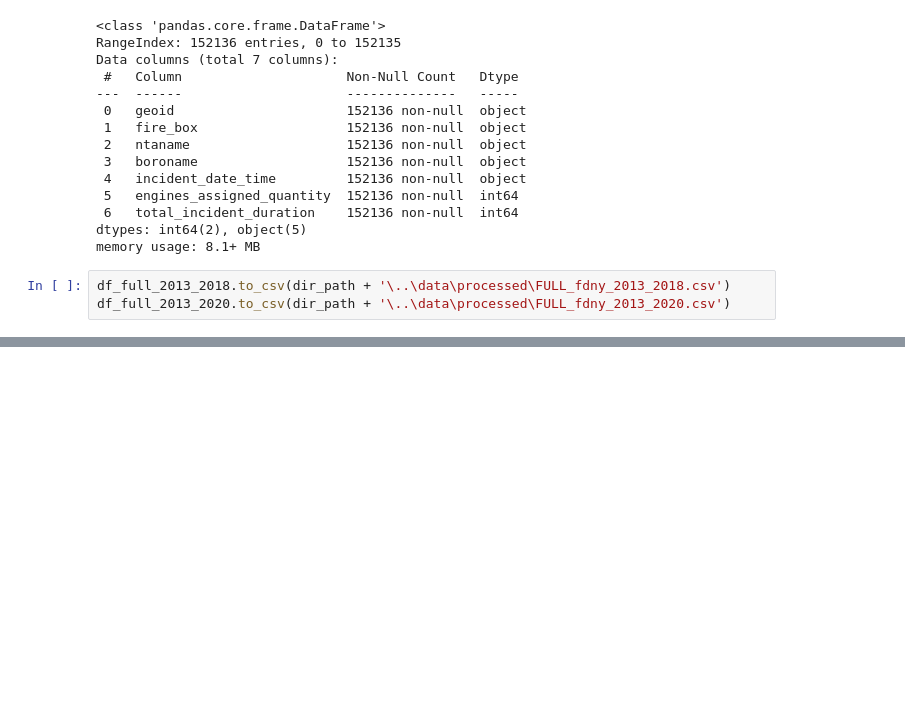
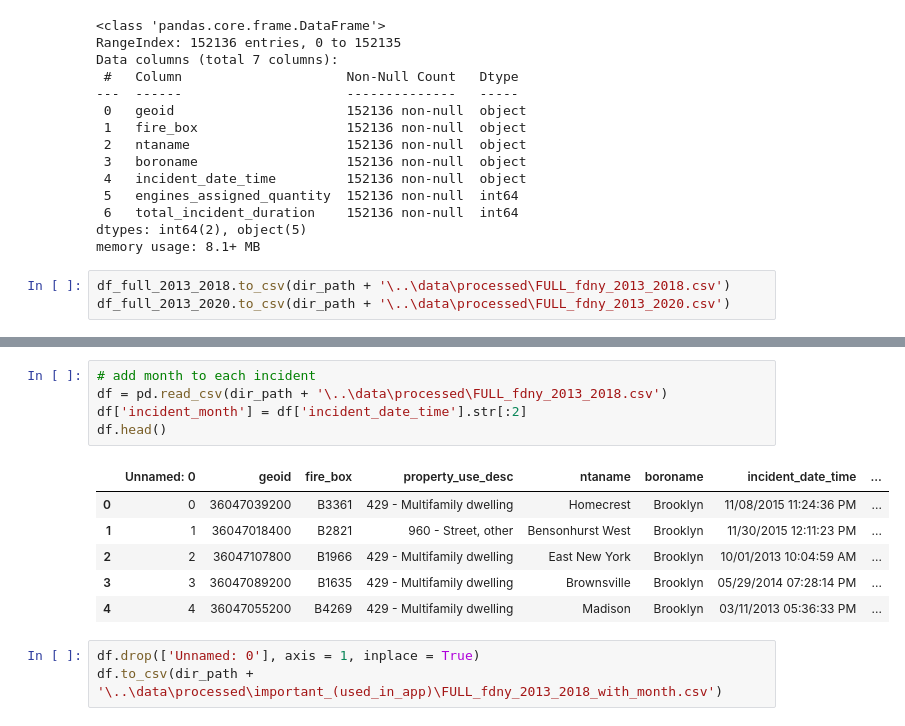
Before and after one commit to retemadpour/Gas-leak-project, a Jupyter notebook: dataProcessing/FDNY data processing.ipynb, the cells around one changed output, grey strips where cells are left out. Cells and saved outputs as stored; diff of their text form; blank space fills up the shorter version.

```diff
--- a/dataProcessing/FDNY data processing.ipynb
+++ b/dataProcessing/FDNY data processing.ipynb
@@ -587,3 +587,18 @@ df_full_2013_2018.head()
 | 2 | 36047107800 | B1966 | 429 - Multifamily dwelling | East New York | Brooklyn | 10/01/2013 10:04:59 AM | 5 | ... |
 | 3 | 36047089200 | B1635 | 429 - Multifamily dwelling | Brownsville | Brooklyn | 05/29/2014 07:28:14 PM | 6 | ... |
 | 4 | 36047055200 | B4269 | 429 - Multifamily dwelling | Madison | Brooklyn | 03/11/2013 05:36:33 PM | 3 | ... |
+# %%
+# add month to each incident
+df = pd.read_csv(dir_path + '\..\data\processed\FULL_fdny_2013_2018.csv')
+df['incident_month'] = df['incident_date_time'].str[:2]
+df.head()
+# %% [output]
+|  | Unnamed: 0 | geoid | fire_box | property_use_desc | ntaname | boroname | incident_date_time | ... |
+| 0 | 0 | 36047039200 | B3361 | 429 - Multifamily dwelling | Homecrest | Brooklyn | 11/08/2015 11:24:36 PM | ... |
+| 1 | 1 | 36047018400 | B2821 | 960 - Street, other | Bensonhurst West | Brooklyn | 11/30/2015 12:11:23 PM | ... |
+| 2 | 2 | 36047107800 | B1966 | 429 - Multifamily dwelling | East New York | Brooklyn | 10/01/2013 10:04:59 AM | ... |
+| 3 | 3 | 36047089200 | B1635 | 429 - Multifamily dwelling | Brownsville | Brooklyn | 05/29/2014 07:28:14 PM | ... |
+| 4 | 4 | 36047055200 | B4269 | 429 - Multifamily dwelling | Madison | Brooklyn | 03/11/2013 05:36:33 PM | ... |
+# %%
+df.drop(['Unnamed: 0'], axis = 1, inplace = True)
+df.to_csv(dir_path + '\..\data\processed\important_(used_in_app)\FULL_fdny_2013_2018_with_month.csv')
```
Also changed, not shown: 19 other files.
